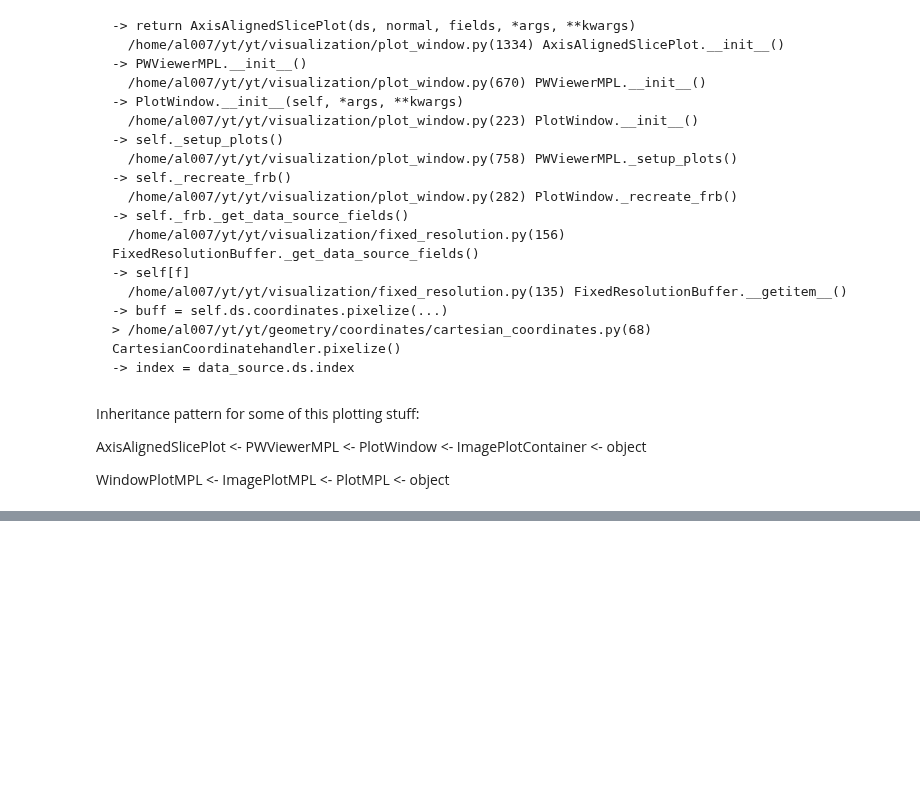
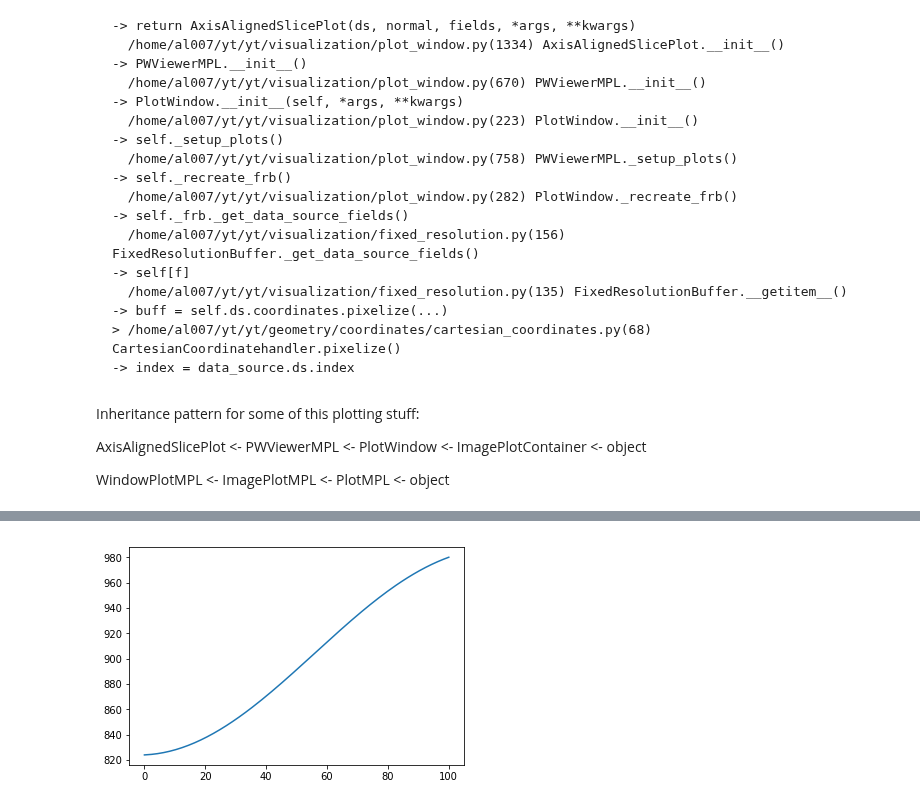
Before and after one commit to JIMMY-KSU/jupyter_notebooks, a Jupyter notebook: yt-dev.ipynb, the cells around one changed output, grey strips where cells are left out. Saved outputs shown, nothing was run; the diff lists cells and outputs as text; code cells hidden in the pictures; blank space fills up the shorter version.

```diff
--- a/yt-dev.ipynb
+++ b/yt-dev.ipynb
@@ -72,0 +92,6 @@ print(lin_length)
+# %%
+arc_length, temp_values = handler.line_plot([('all', 'temp')], np.array([1., 0., 0.]), np.array([1., 100., 0.]), 10000)
+plt.plot(arc_length, temp_values)
+plt.show()
+# %% [output]
+[figure, added]
```
Also changed, not shown: parts of 9 cells of this notebook.
